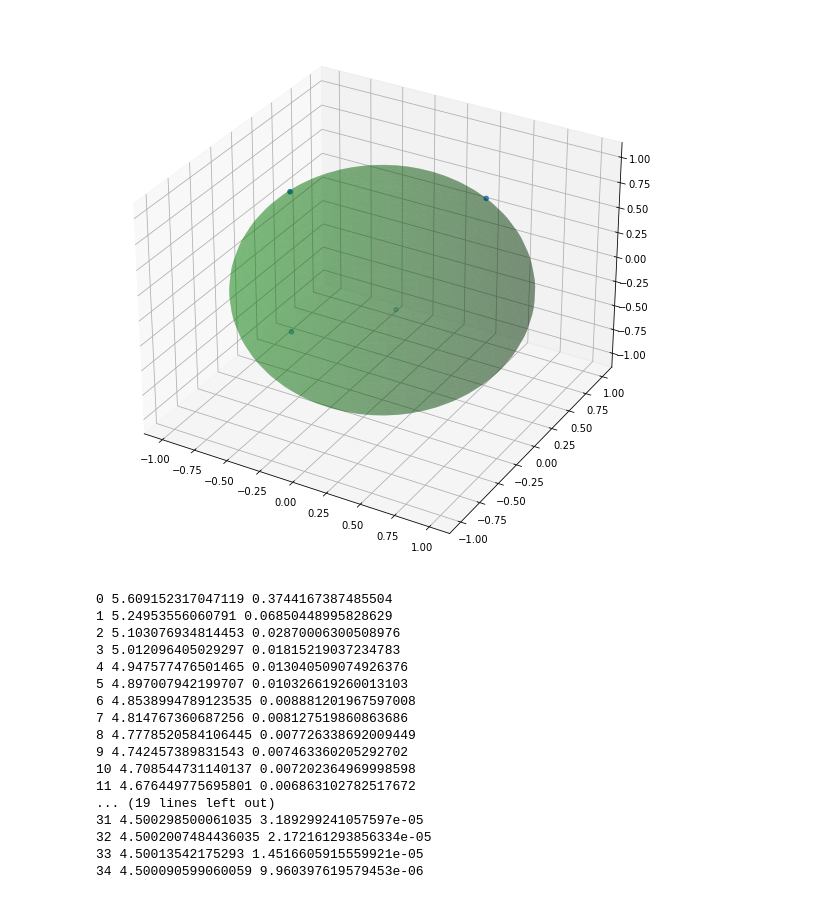
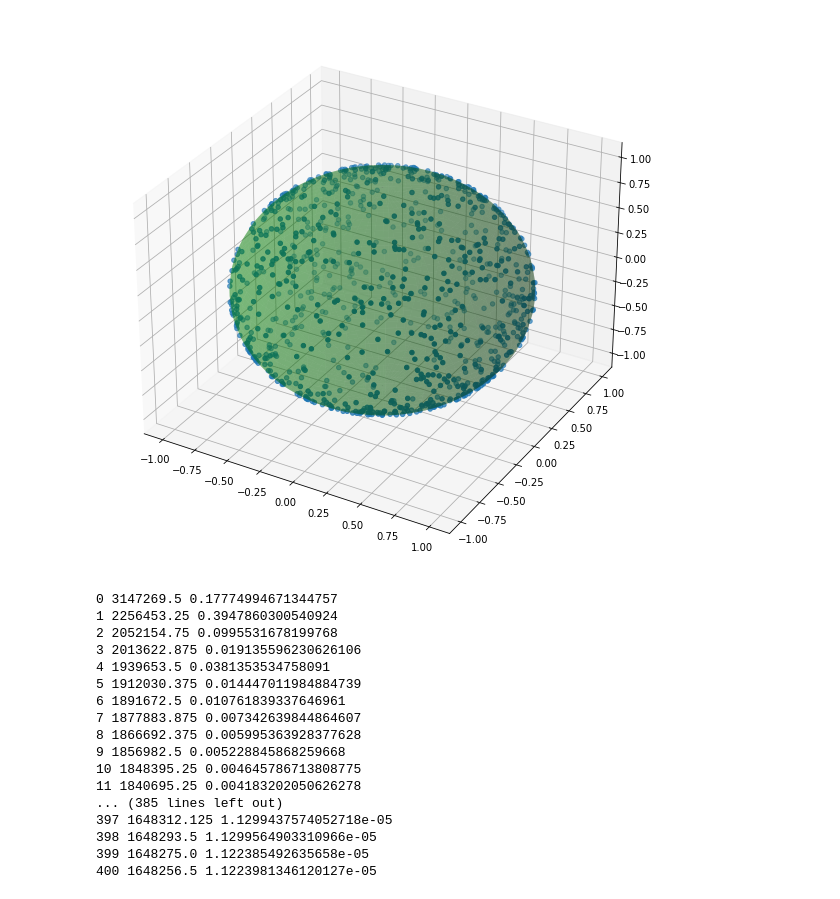
Before and after one commit to emmanuel-hartman/SphericalRieszSearch, a Jupyter notebook: RieszSearchTest.ipynb, the cells around one changed output. Drawn from its saved outputs; the diff is of its cells as text; code cells hidden in the pictures.

Commit message:
Updated to include Pykeops Functionality

```diff
--- a/RieszSearchTest.ipynb
+++ b/RieszSearchTest.ipynb
@@ -3,40 +3,48 @@ import numpy as np
 import matplotlib.pyplot as plt
 import torch
 import Riesz as R
+from pykeops.torch import kernel_product, Genred
+from pykeops.torch.kernel_product.formula import *
+
+use_cuda = 1
+torchdeviceId = torch.device('cuda:0') if use_cuda else 'cpu'
+torchdtype = torch.float32
+use_keops=True
+import Riesz as R
 s=2
 RS=R.RieszSearcher(s)
 # %%
 d=2
-N=4
+N=1000
 max_iter=401
 epsilon= .00001
-alpha=.1
+alpha=1/((d*N)**s) #This is just a guess for the learning rate
 cnf= np.random.rand(d+1,N)-.5
 cnf = R.proj(cnf)
 x = torch.from_numpy(cnf).requires_grad_()
 # %%
 RS.plot(x)
-x = torch.from_numpy(cnf)
-new_x,energy,dic,enr_dic=RS.pgd(x,max_iter,epsilon,alpha,display=1)
+x = torch.from_numpy(cnf).to(dtype=torchdtype, device=torchdeviceId)
+new_x,energy,dic,enr_dic=RS.pgd(x,max_iter,epsilon,alpha,display=10)
 # %% [output]
-[figure, old version]
+[figure, new version]
-0 5.609152317047119 0.3744167387485504
-1 5.24953556060791 0.06850448995828629
-2 5.103076934814453 0.02870006300508976
-3 5.012096405029297 0.01815219037234783
-4 4.947577476501465 0.013040509074926376
-5 4.897007942199707 0.010326619260013103
-6 4.8538994789123535 0.008881201967597008
-7 4.814767360687256 0.008127519860863686
-8 4.7778520584106445 0.007726338692009449
-9 4.742457389831543 0.007463360205292702
-10 4.708544731140137 0.007202364969998598
-11 4.676449775695801 0.006863102782517672
-... (19 lines left out)
-31 4.500298500061035 3.189299241057597e-05
-32 4.5002007484436035 2.172161293856334e-05
-33 4.50013542175293 1.4516605915559921e-05
-34 4.500090599060059 9.960397619579453e-06
+0 3147269.5 0.17774994671344757
+1 2256453.25 0.3947860300540924
+2 2052154.75 0.0995531678199768
+3 2013622.875 0.019135596230626106
+4 1939653.5 0.0381353534758091
+5 1912030.375 0.014447011984884739
+6 1891672.5 0.010761839337646961
+7 1877883.875 0.007342639844864607
+8 1866692.375 0.005995363928377628
+9 1856982.5 0.005228845868259668
+10 1848395.25 0.004645786713808775
+11 1840695.25 0.004183202050626278
+... (385 lines left out)
+397 1648312.125 1.1299437574052718e-05
+398 1648293.5 1.1299564903310966e-05
+399 1648275.0 1.122385492635658e-05
+400 1648256.5 1.1223981346120127e-05
 # %%
 fig = plt.figure(figsize=(10,10))
 ax = fig.add_subplot()
```
Also changed, not shown: parts of 2 cells of this notebook, 42 other files.
